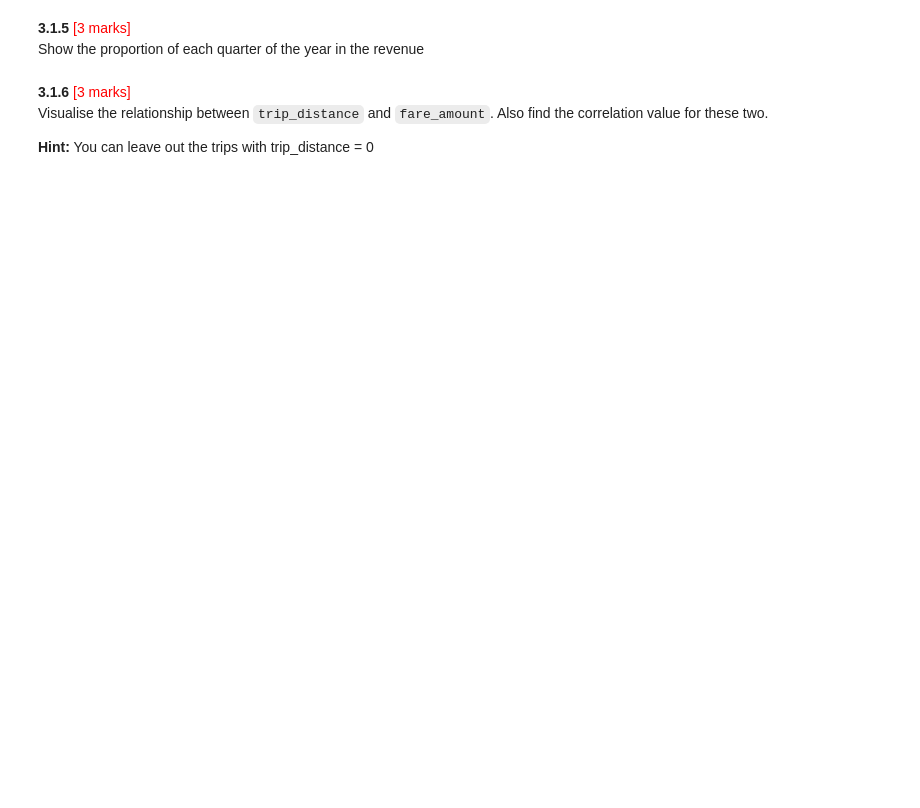
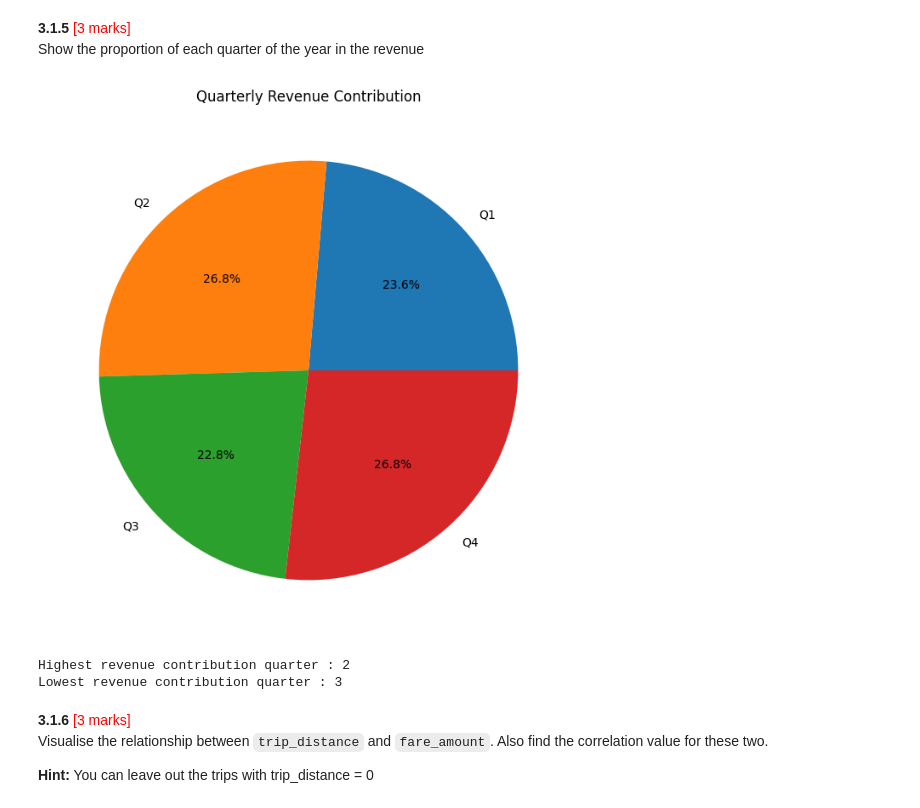
Before and after one commit to viswanathamveluri/epg-appliedai, a Jupyter notebook: assessment/EDA_Assg_NYC_Taxi_Starter.ipynb, the cells around one changed output. Drawn from its saved outputs; the diff is of its cells as text; code cells hidden in the pictures; blank space fills up the shorter version.

```diff
--- a/assessment/EDA_Assg_NYC_Taxi_Starter.ipynb
+++ b/assessment/EDA_Assg_NYC_Taxi_Starter.ipynb
@@ -1215,3 +1416,62 @@ Show the proportion of each quarter of the year in the revenue
+# %%
+# Calculate proportion of each quarter
+# =========================================================
+# 3.1.5 Show the proportion of each quarter in yearly revenue
+# =========================================================
+# creating quarter column
+
+financial_df['pickup_quarter'] = (
+    financial_df['tpep_pickup_datetime']
+    .dt.quarter
+)
+# Calculate proportion of each quarter
+
+quarter_revenue = (
+    financial_df
+    .groupby('pickup_quarter')['total_amount']
+    .sum()
+)
+
+quarter_revenue
+# calculating revenue proportion percentage
+
+quarter_revenue_percent = (
+    quarter_revenue /
+    quarter_revenue.sum()
+) * 100
+
+quarter_revenue_percent
+
+# plotting quarterly revenue share
+
+plt.figure(figsize=(8,8))
+
+plt.pie(
+    quarter_revenue_percent.values,
+    labels=[
+        'Q1',
+        'Q2',
+        'Q3',
+        'Q4'
+    ],
+    autopct='%.1f%%'
+)
+
+plt.title('Quarterly Revenue Contribution')
+
+plt.show()
+
+# quick summary
+
+print('Highest revenue contribution quarter :',
+      quarter_revenue_percent.idxmax())
+
+print('Lowest revenue contribution quarter :',
+      quarter_revenue_percent.idxmin())
+# %% [output]
+[figure, added]
+Highest revenue contribution quarter : 2
+Lowest revenue contribution quarter : 3
 # %% [markdown]
 **3.1.6** <font color = red>[3 marks]</font> <br>
 Visualise the relationship between `trip_distance` and `fare_amount`. Also find the correlation value for these two.
```
Also changed, not shown: parts of 17 cells of this notebook.
